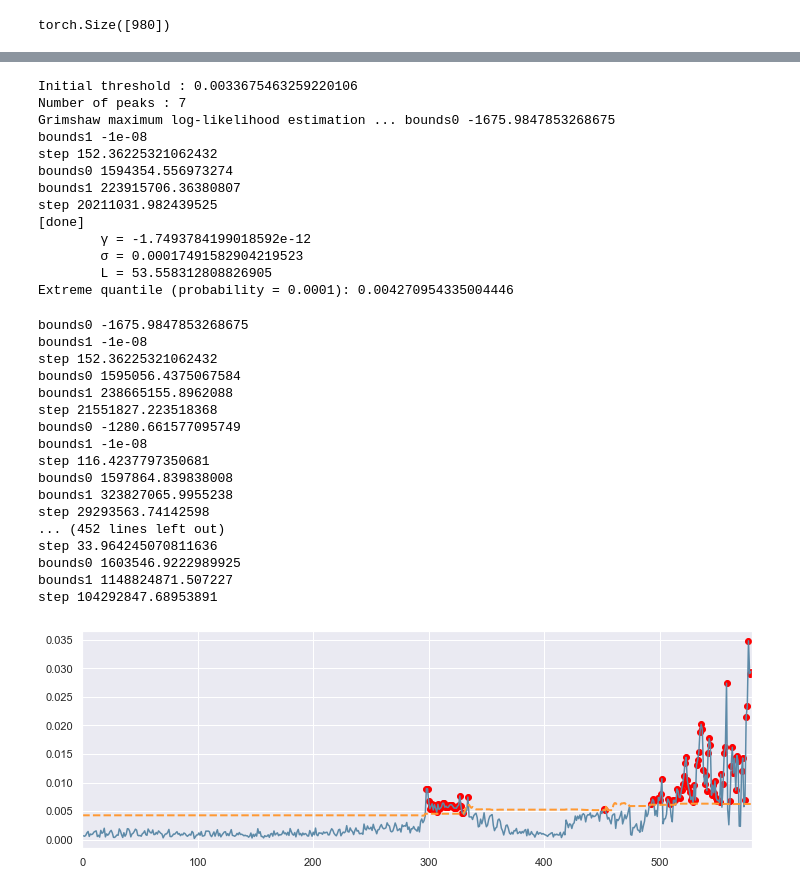
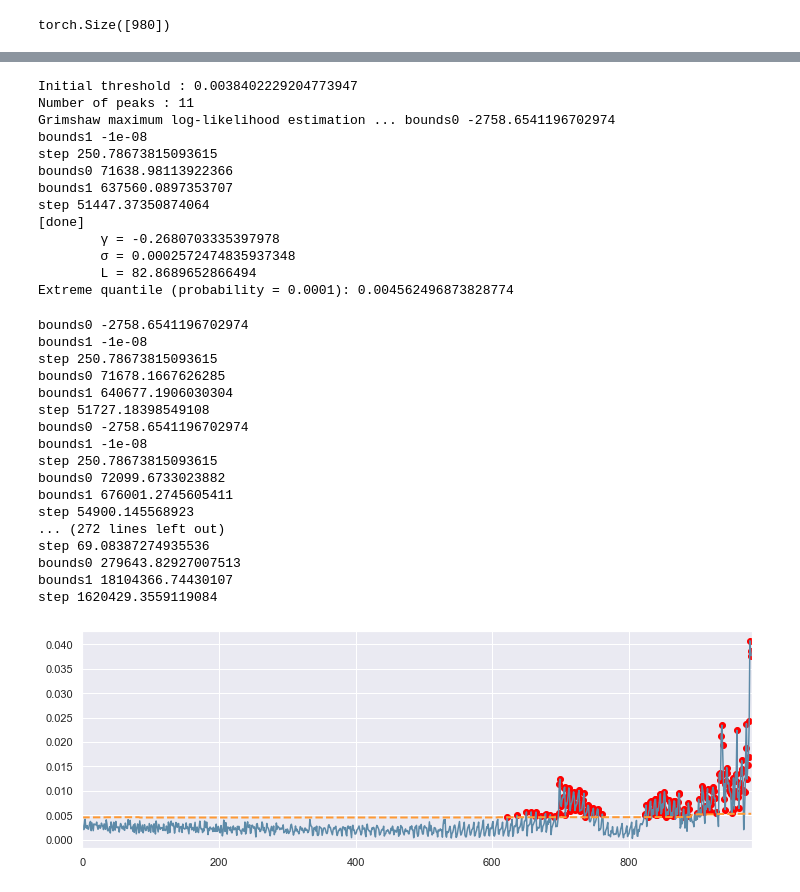
Before and after one commit to wcneill/jn-anomaly-detect, a Jupyter notebook: AD_NASA_bearing_faults/LSTM_AD.ipynb, the cells around one changed output, grey strips where cells are left out. Drawn from its saved outputs; the diff is of its cells as text; code cells hidden in the pictures.

```diff
--- a/AD_NASA_bearing_faults/LSTM_AD.ipynb
+++ b/AD_NASA_bearing_faults/LSTM_AD.ipynb
@@ -194,56 +182,51 @@ plt.show()
 # %%
 from models import spot
 
 # Split data for initialization step
-init_split = 0.25
-init_index = int(0.25 * len(loss))
-init_data = loss[:400].numpy()
-
-# Remainder is data fro run
-run_data = loss[400:].numpy()
+init_data = loss[:600].numpy()
 
 # Risk threshold (probability)
-q = 1e-2
+q = 1e-4
 
 # Initialize
-sp = spot.SPOT()
-sp.fit(init_data, run_data)
+sp = spot.SPOT(q)
+sp.fit(init_data, loss.numpy())
 sp.initialize(level=0.98)
 
 # Run
 results = sp.run()
 
 # Plot
 fig = sp.plot(results);
 # %% [output]
-Initial threshold : 0.0033675463259220106
-Number of peaks : 7
-Grimshaw maximum log-likelihood estimation ... bounds0 -1675.9847853268675
+Initial threshold : 0.0038402229204773947
+Number of peaks : 11
+Grimshaw maximum log-likelihood estimation ... bounds0 -2758.6541196702974
 bounds1 -1e-08
-step 152.36225321062432
-bounds0 1594354.556973274
-bounds1 223915706.36380807
-step 20211031.982439525
+step 250.78673815093615
+bounds0 71638.98113922366
+bounds1 637560.0897353707
+step 51447.37350874064
 [done]
-        γ = -1.7493784199018592e-12
-        σ = 0.00017491582904219523
-        L = 53.558312808826905
-Extreme quantile (probability = 0.0001): 0.004270954335004446
+        γ = -0.2680703335397978
+        σ = 0.0002572474835937348
+        L = 82.8689652866494
+Extreme quantile (probability = 0.0001): 0.004562496873828774
-bounds0 -1675.9847853268675
+bounds0 -2758.6541196702974
 bounds1 -1e-08
-step 152.36225321062432
-bounds0 1595056.4375067584
-bounds1 238665155.8962088
-step 21551827.223518368
-bounds0 -1280.661577095749
+step 250.78673815093615
+bounds0 71678.1667626285
+bounds1 640677.1906030304
+step 51727.18398549108
+bounds0 -2758.6541196702974
 bounds1 -1e-08
-step 116.4237797350681
-bounds0 1597864.839838008
-bounds1 323827065.9955238
-step 29293563.74142598
-... (452 lines left out)
-step 33.964245070811636
-bounds0 1603546.9222989925
-bounds1 1148824871.507227
-step 104292847.68953891
+step 250.78673815093615
+bounds0 72099.6733023882
+bounds1 676001.2745605411
+step 54900.145568923
+... (272 lines left out)
+step 69.08387274935536
+bounds0 279643.82927007513
+bounds1 18104366.74430107
+step 1620429.3559119084
-[figure, old version]
+[figure, new version]
```
Also changed, not shown: parts of 11 cells of this notebook, 1 other file.
